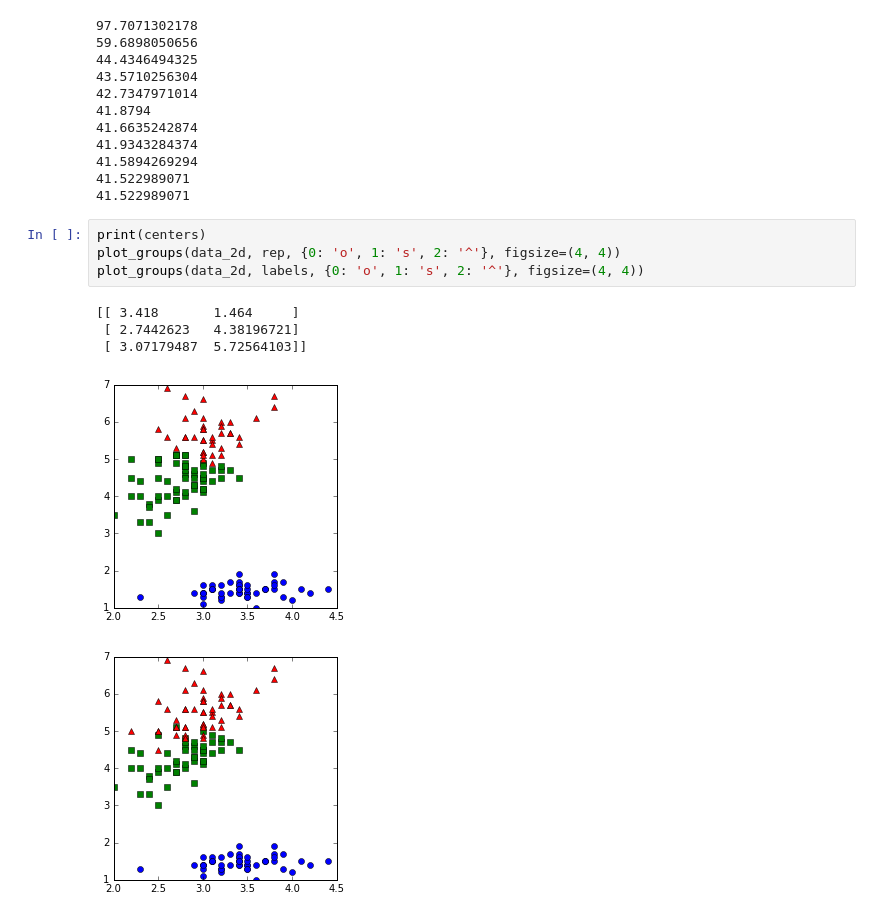
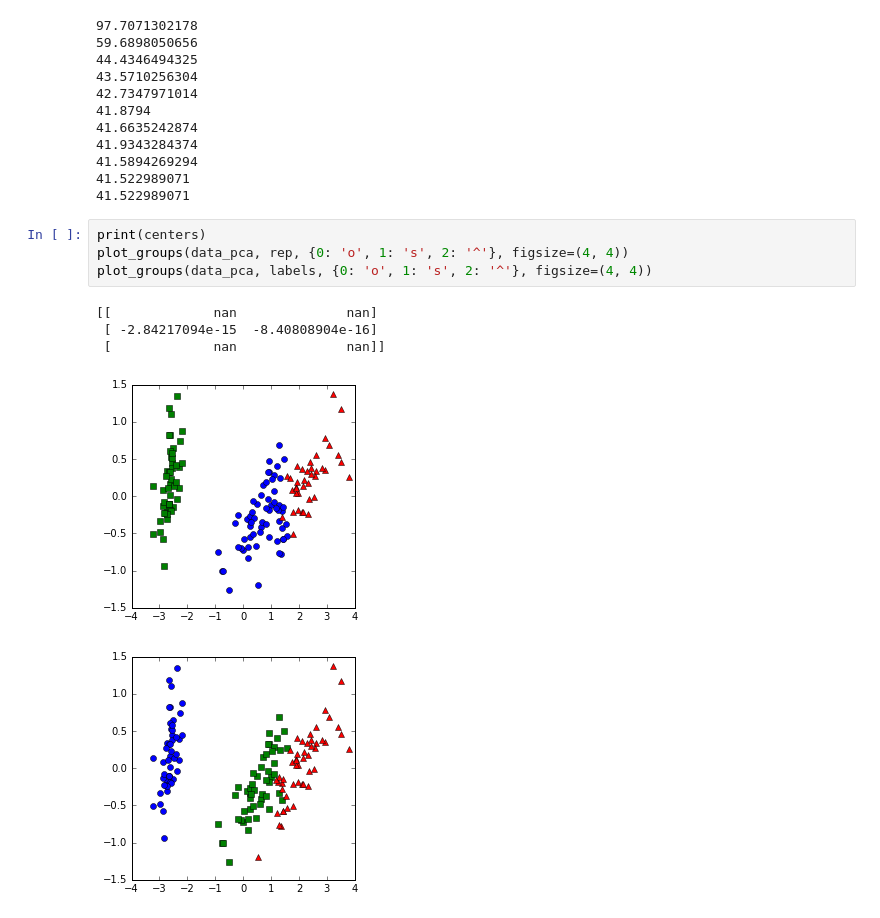
Before and after one commit to KristianAM/machinelearningHandin4, a Jupyter notebook: Handin4.ipynb, the cells around one changed output. Saved outputs shown, nothing was run; the diff lists cells and outputs as text.

```diff
--- a/Handin4.ipynb
+++ b/Handin4.ipynb
@@ -152,11 +153,11 @@ centers, rep, cost = k_means(data_2d, 3, 1e-3)
 41.522989071
 # %%
 print(centers)
-plot_groups(data_2d, rep, {0: 'o', 1: 's', 2: '^'}, figsize=(4, 4))
-plot_groups(data_2d, labels, {0: 'o', 1: 's', 2: '^'}, figsize=(4, 4))
+plot_groups(data_pca, rep, {0: 'o', 1: 's', 2: '^'}, figsize=(4, 4))
+plot_groups(data_pca, labels, {0: 'o', 1: 's', 2: '^'}, figsize=(4, 4))
 # %% [output]
-[[ 3.418       1.464     ]
- [ 2.7442623   4.38196721]
- [ 3.07179487  5.72564103]]
+[[             nan              nan]
+ [ -2.84217094e-15  -8.40808904e-16]
+ [             nan              nan]]
-[figure, old version]
+[figure, new version]
-[figure, old version]
+[figure, new version]
```
Also changed, not shown: parts of 6 cells of this notebook.
